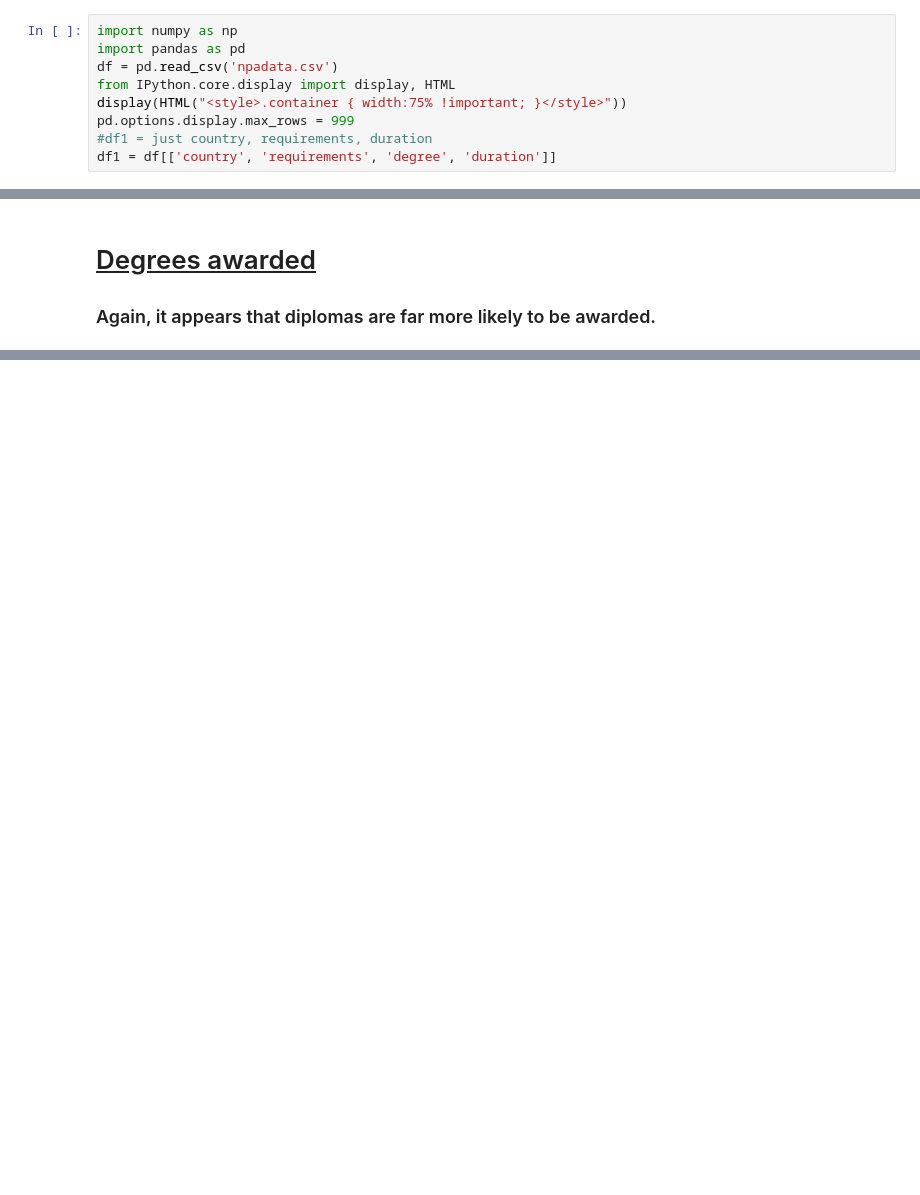
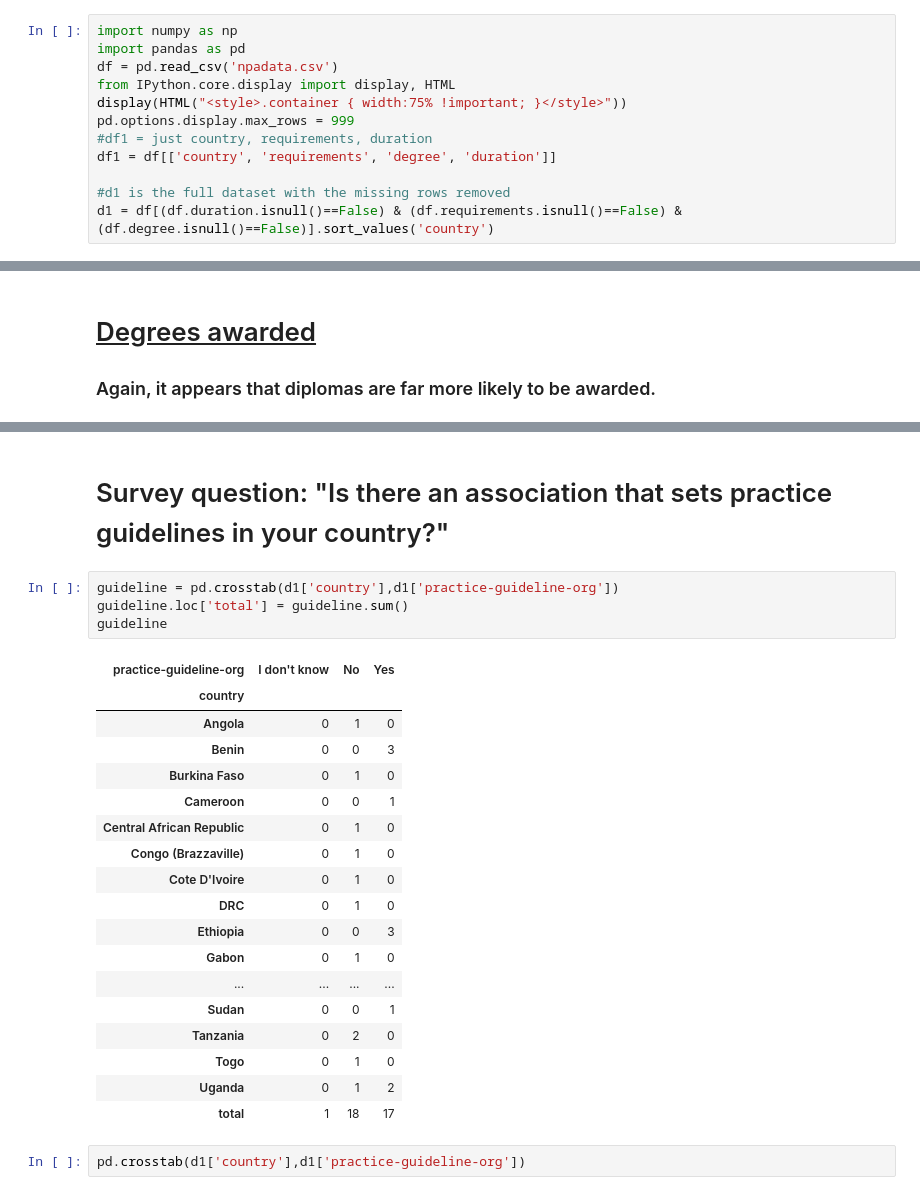
Before and after one commit to lawtj/npa, a Jupyter notebook: npa data.ipynb, the cells around one changed output, grey strips where cells are left out. Cells and saved outputs as stored; diff of their text form; blank space fills up the shorter version.

```diff
--- a/npa data.ipynb
+++ b/npa data.ipynb
@@ -7,6 +7,9 @@ display(HTML("<style>.container { width:75% !important; }</style>"))
 pd.options.display.max_rows = 999
 #df1 = just country, requirements, duration
 df1 = df[['country', 'requirements', 'degree', 'duration']]
+
+#d1 is the full dataset with the missing rows removed
+d1 = df[(df.duration.isnull()==False) & (df.requirements.isnull()==False) & (df.degree.isnull()==False)].sort_values('country')
 # %%
 pd.options.display.max_rows = 999
 # %% [markdown]
@@ -206,0 +259,27 @@ pd.DataFrame=({'count': degs, 'pct': degspct})
+# %% [markdown]
+# Survey question: "Is there an association that sets practice guidelines in your country?"
+# %%
+guideline = pd.crosstab(d1['country'],d1['practice-guideline-org'])
+guideline.loc['total'] = guideline.sum()
+guideline
+# %% [output]
+| practice-guideline-org | I don't know | No | Yes |
+| country |  |  |  |
+| Angola | 0 | 1 | 0 |
+| Benin | 0 | 0 | 3 |
+| Burkina Faso | 0 | 1 | 0 |
+| Cameroon | 0 | 0 | 1 |
+| Central African Republic | 0 | 1 | 0 |
+| Congo (Brazzaville) | 0 | 1 | 0 |
+| Cote D'Ivoire | 0 | 1 | 0 |
+| DRC | 0 | 1 | 0 |
+| Ethiopia | 0 | 0 | 3 |
+| Gabon | 0 | 1 | 0 |
+| ... | ... | ... | ... |
+| Sudan | 0 | 0 | 1 |
+| Tanzania | 0 | 2 | 0 |
+| Togo | 0 | 1 | 0 |
+| Uganda | 0 | 1 | 2 |
+| total | 1 | 18 | 17 |
+# %%
+pd.crosstab(d1['country'],d1['practice-guideline-org'])
```
Also changed, not shown: parts of 17 cells of this notebook.
